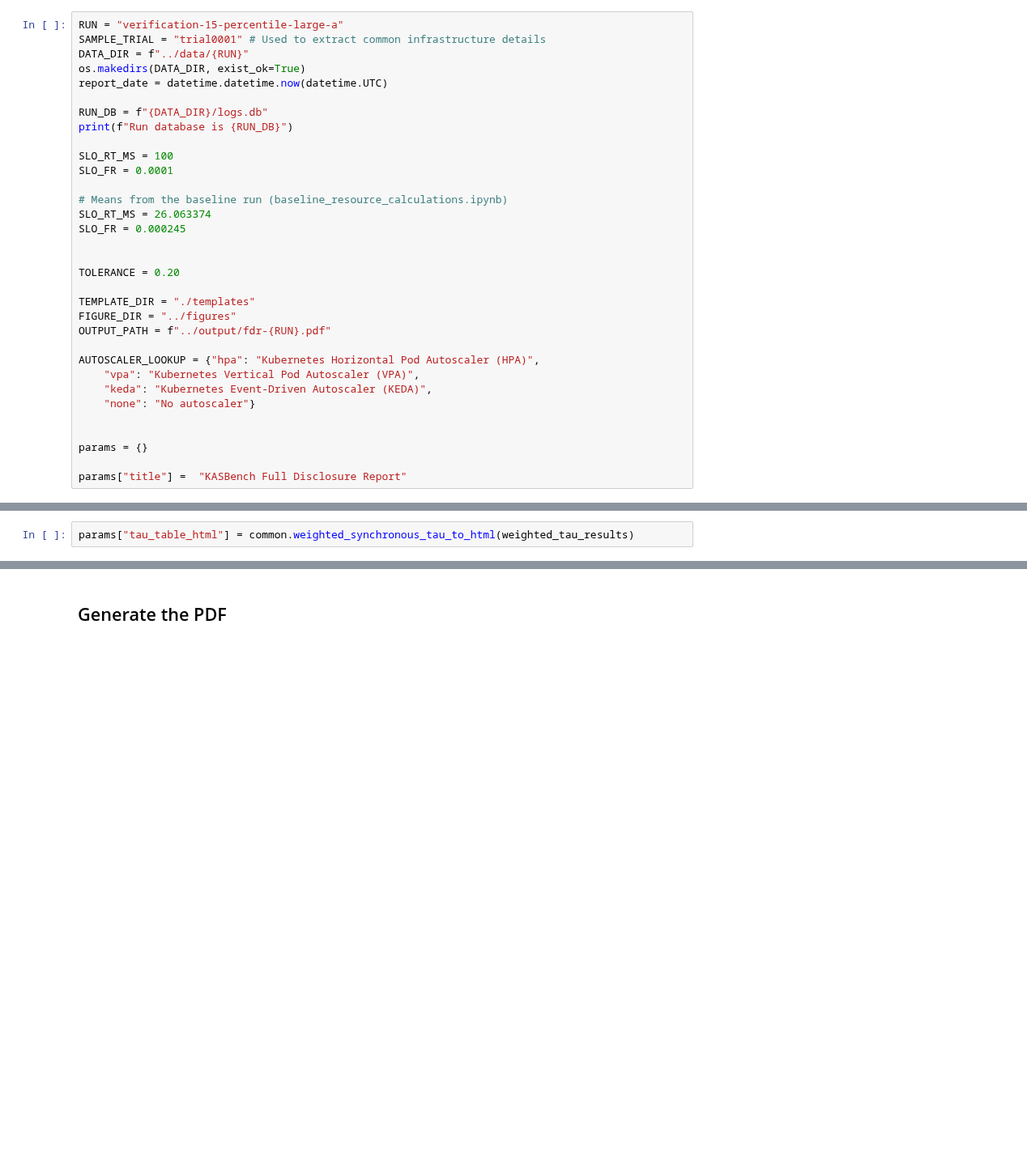
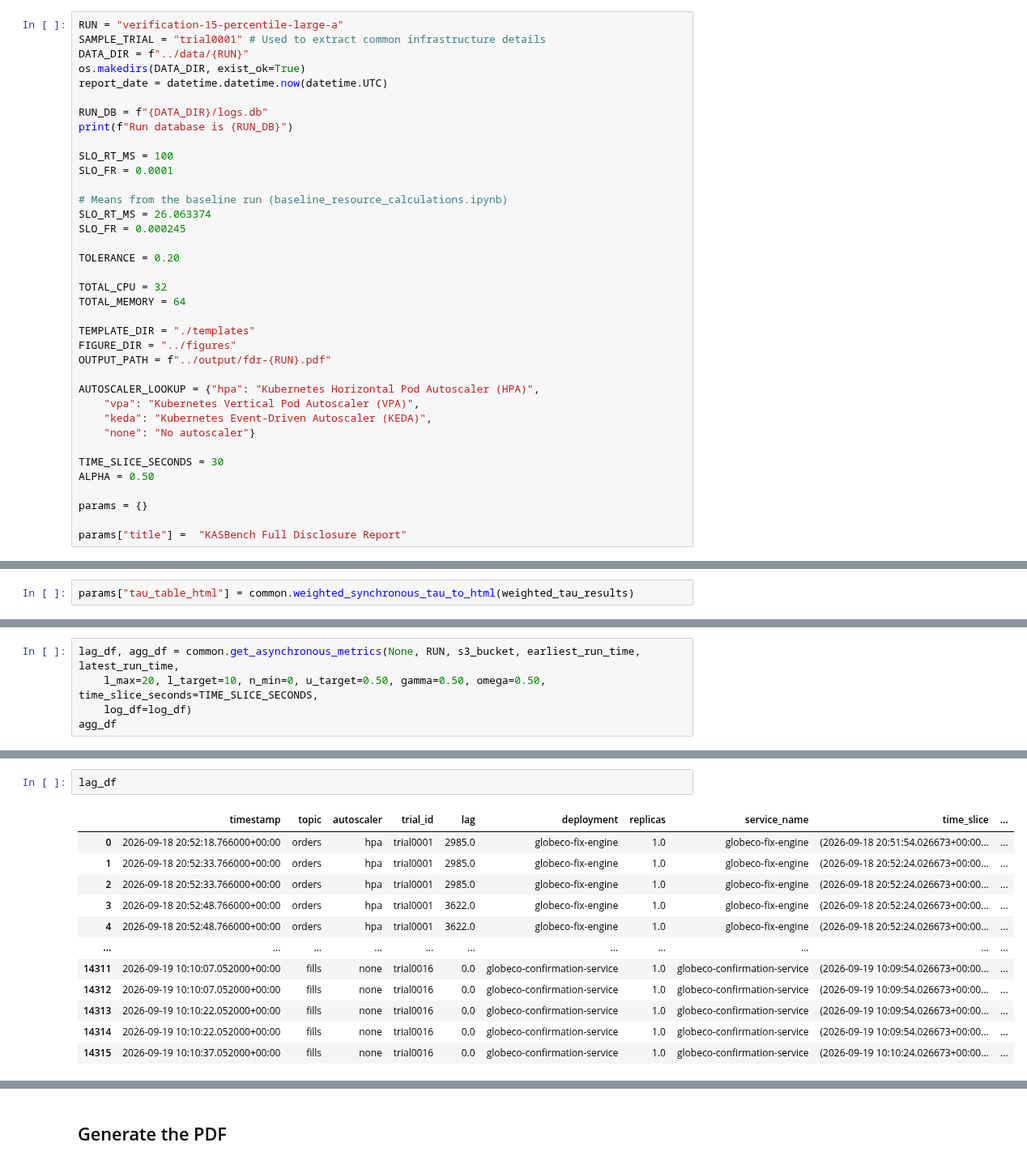
Before and after one commit to kasbench/kasbench-analysis, a Jupyter notebook: src/fdr.ipynb, the cells around one changed output, grey strips where cells are left out. Shown at 81% size. Drawn from its saved outputs; the diff is of its cells as text; blank space fills up the shorter version.

```diff
--- a/src/fdr.ipynb
+++ b/src/fdr.ipynb
@@ -62,8 +62,10 @@ SLO_FR = 0.0001
 SLO_RT_MS = 26.063374
 SLO_FR = 0.000245
 
+TOLERANCE = 0.20
 
-TOLERANCE = 0.20
+TOTAL_CPU = 32
+TOTAL_MEMORY = 64
 
 TEMPLATE_DIR = "./templates"
 FIGURE_DIR = "../figures"
@@ -74,6 +76,8 @@ AUTOSCALER_LOOKUP = {"hpa": "Kubernetes Horizontal Pod Autoscaler (HPA)",
     "keda": "Kubernetes Event-Driven Autoscaler (KEDA)",
     "none": "No autoscaler"}
 
+TIME_SLICE_SECONDS = 30
+ALPHA = 0.50
 
 params = {}
 
@@ -557,0 +551,5 @@ params["tau_table_html"] = common.weighted_synchronous_tau_to_html(weighted_tau_
+# %%
+lag_df, agg_df = common.get_asynchronous_metrics(None, RUN, s3_bucket, earliest_run_time, latest_run_time,
+    l_max=20, l_target=10, n_min=0, u_target=0.50, gamma=0.50, omega=0.50, time_slice_seconds=TIME_SLICE_SECONDS,
+    log_df=log_df)
+agg_df
@@ -557,0 +578,15 @@ params["tau_table_html"] = common.weighted_synchronous_tau_to_html(weighted_tau_
+# %%
+lag_df
+# %% [output]
+|  | timestamp | topic | autoscaler | trial_id | lag | deployment | replicas | service_name | time_slice | ... |
+| 0 | 2026-09-18 20:52:18.766000+00:00 | orders | hpa | trial0001 | 2985.0 | globeco-fix-engine | 1.0 | globeco-fix-engine | (2026-09-18 20:51:54.026673+00:00... | ... |
+| 1 | 2026-09-18 20:52:33.766000+00:00 | orders | hpa | trial0001 | 2985.0 | globeco-fix-engine | 1.0 | globeco-fix-engine | (2026-09-18 20:52:24.026673+00:00... | ... |
+| 2 | 2026-09-18 20:52:33.766000+00:00 | orders | hpa | trial0001 | 2985.0 | globeco-fix-engine | 1.0 | globeco-fix-engine | (2026-09-18 20:52:24.026673+00:00... | ... |
+| 3 | 2026-09-18 20:52:48.766000+00:00 | orders | hpa | trial0001 | 3622.0 | globeco-fix-engine | 1.0 | globeco-fix-engine | (2026-09-18 20:52:24.026673+00:00... | ... |
+| 4 | 2026-09-18 20:52:48.766000+00:00 | orders | hpa | trial0001 | 3622.0 | globeco-fix-engine | 1.0 | globeco-fix-engine | (2026-09-18 20:52:24.026673+00:00... | ... |
+| ... | ... | ... | ... | ... | ... | ... | ... | ... | ... | ... |
+| 14311 | 2026-09-19 10:10:07.052000+00:00 | fills | none | trial0016 | 0.0 | globeco-confirmation-service | 1.0 | globeco-confirmation-service | (2026-09-19 10:09:54.026673+00:00... | ... |
+| 14312 | 2026-09-19 10:10:07.052000+00:00 | fills | none | trial0016 | 0.0 | globeco-confirmation-service | 1.0 | globeco-confirmation-service | (2026-09-19 10:09:54.026673+00:00... | ... |
+| 14313 | 2026-09-19 10:10:22.052000+00:00 | fills | none | trial0016 | 0.0 | globeco-confirmation-service | 1.0 | globeco-confirmation-service | (2026-09-19 10:09:54.026673+00:00... | ... |
+| 14314 | 2026-09-19 10:10:22.052000+00:00 | fills | none | trial0016 | 0.0 | globeco-confirmation-service | 1.0 | globeco-confirmation-service | (2026-09-19 10:09:54.026673+00:00... | ... |
+| 14315 | 2026-09-19 10:10:37.052000+00:00 | fills | none | trial0016 | 0.0 | globeco-confirmation-service | 1.0 | globeco-confirmation-service | (2026-09-19 10:10:24.026673+00:00... | ... |
```
Also changed, not shown: parts of 23 cells of this notebook, 3 other files.
